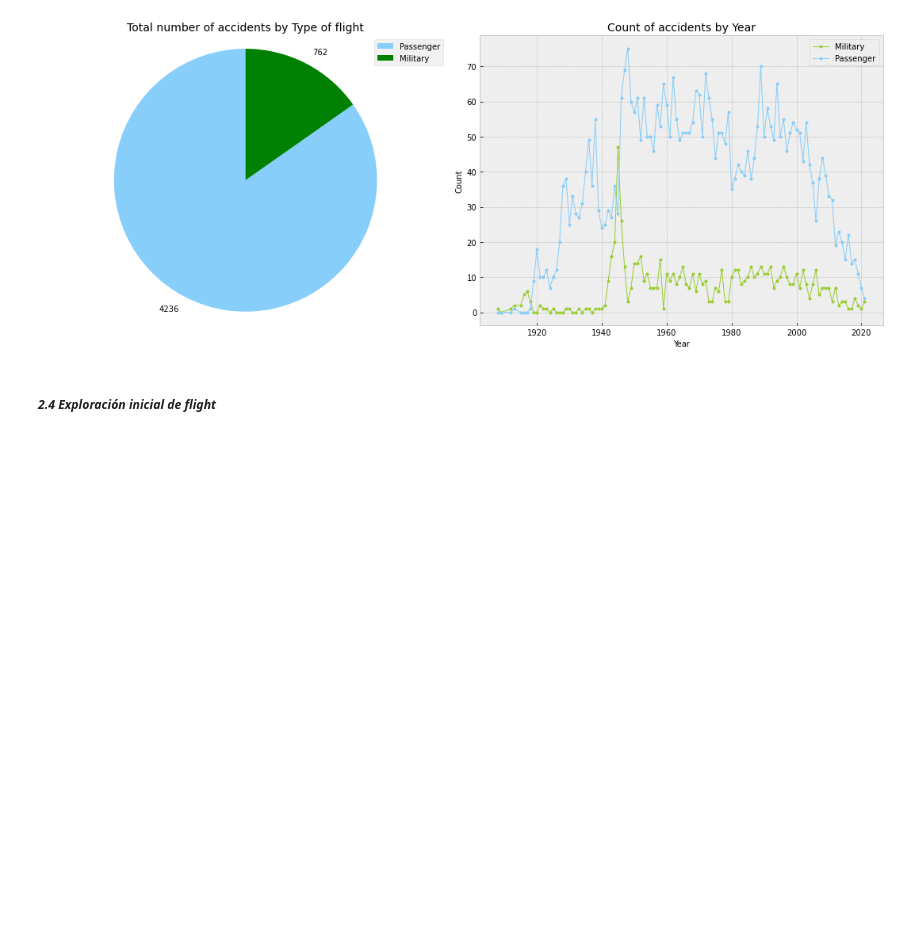
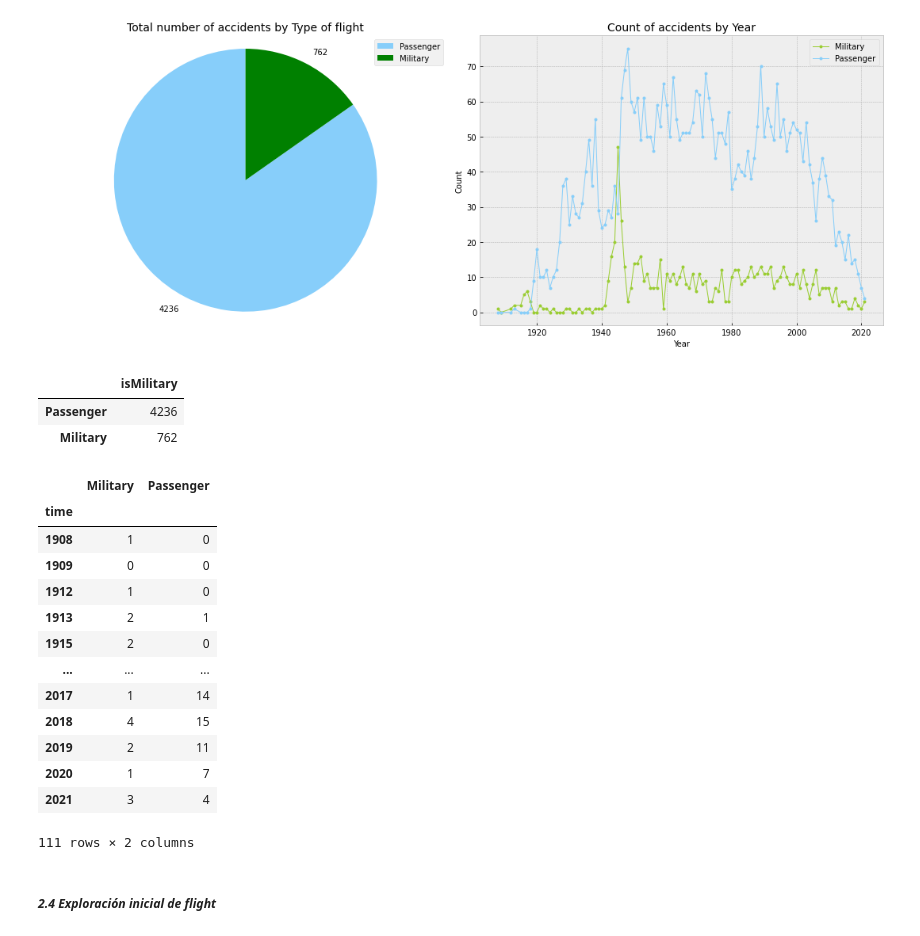
Before and after one commit to sgisela945/PI_02_DataAnalyst, a Jupyter notebook: PI_02_Data_analytics.ipynb, the cells around one changed output. Cells and saved outputs as stored; diff of their text form; code cells hidden in the pictures; blank space fills up the shorter version.

```diff
--- a/PI_02_Data_analytics.ipynb
+++ b/PI_02_Data_analytics.ipynb
@@ -579,3 +565,26 @@ plt.tight_layout()
 plt.show()
 # %% [output]
 [figure]
+# %%
+Temp
+# %% [output]
+|  | isMilitary |
+| Passenger | 4236 |
+| Military | 762 |
+# %%
+Temp2
+# %% [output]
+|  | Military | Passenger |
+| time |  |  |
+| 1908 | 1 | 0 |
+| 1909 | 0 | 0 |
+| 1912 | 1 | 0 |
+| 1913 | 2 | 1 |
+| 1915 | 2 | 0 |
+| ... | ... | ... |
+| 2017 | 1 | 14 |
+| 2018 | 4 | 15 |
+| 2019 | 2 | 11 |
+| 2020 | 1 | 7 |
+| 2021 | 3 | 4 |
+111 rows × 2 columns
```
Also changed, not shown: parts of 9 cells of this notebook.
